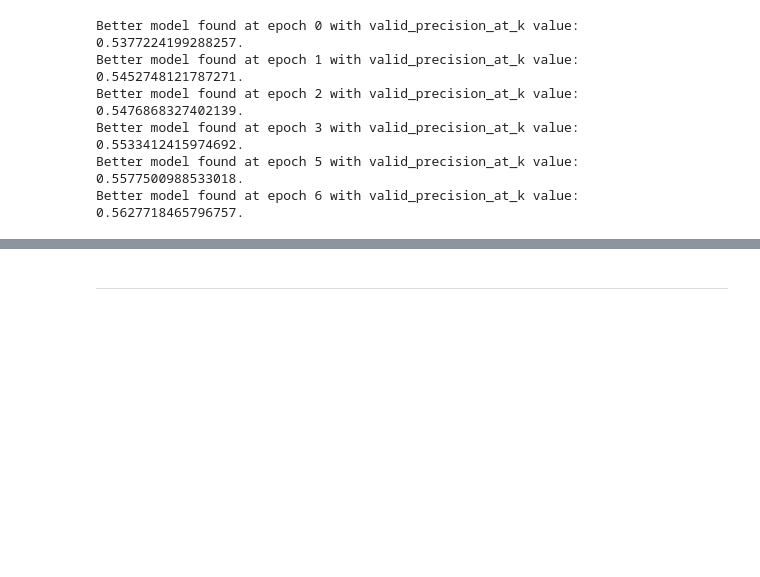
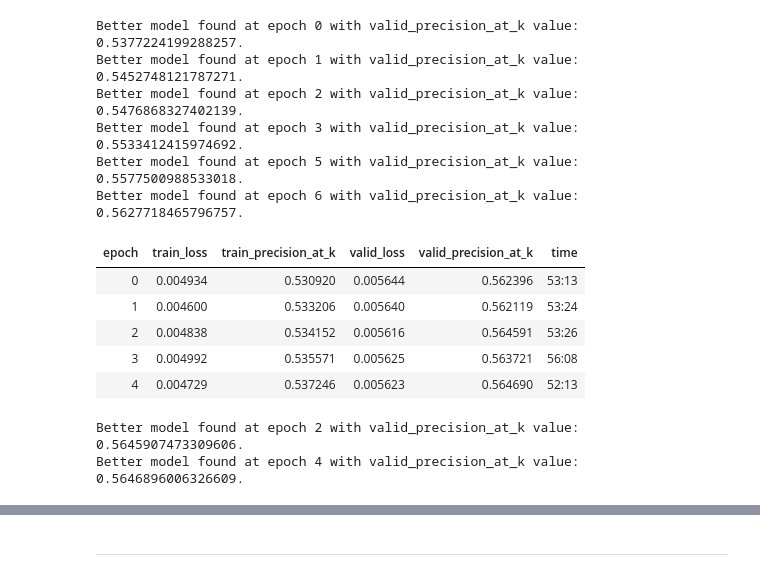
Before and after one commit to debjyotiSRoy/xcube, a Jupyter notebook: nbs/18_tutorial.train_mimic3.ipynb, the cells around one changed output, grey strips where cells are left out. Saved outputs shown, nothing was run; the diff lists cells and outputs as text; code cells hidden in the pictures; blank space fills up the shorter version.

```diff
--- a/nbs/18_tutorial.train_mimic3.ipynb
+++ b/nbs/18_tutorial.train_mimic3.ipynb
@@ -717,12 +717,12 @@ Todo(Deb): Implement TTA
 - make `max_len=None` during validation
 - magnify important tokens
 # %%
-learn = xmltext_classifier_learner(dls_clas, AWD_LSTM, drop_mult=0.1, max_len=None, #72*40,
+learn = xmltext_classifier_learner(dls_clas, AWD_LSTM, drop_mult=0.1, max_len=72*40,
                                    metrics=partial(precision_at_k, k=15), path=tmp, cbs=cbs,
                                    pretrained=False,
                                    splitter=None,
                                    running_decoder=True).to_fp16()
-learn_r = xmltext_classifier_learner(dls_clas_r, AWD_LSTM, drop_mult=0.1, max_len=None, #72*40,
+learn_r = xmltext_classifier_learner(dls_clas_r, AWD_LSTM, drop_mult=0.1, max_len=72*40,
                                      metrics=partial(precision_at_k, k=15), path=tmp, cbs=cbs_r,
                                      pretrained=False,
                                      splitter=None,
@@ -1429,6 +1382,17 @@ Better model found at epoch 2 with valid_precision_at_k value: 0.547686832740213
 Better model found at epoch 3 with valid_precision_at_k value: 0.5533412415974692.
 Better model found at epoch 5 with valid_precision_at_k value: 0.5577500988533018.
 Better model found at epoch 6 with valid_precision_at_k value: 0.5627718465796757.
+# %%
+learn_r.fit(5, lr=1e-2)
+# %% [output]
+| epoch | train_loss | train_precision_at_k | valid_loss | valid_precision_at_k | time |
+| 0 | 0.004934 | 0.530920 | 0.005644 | 0.562396 | 53:13 |
+| 1 | 0.004600 | 0.533206 | 0.005640 | 0.562119 | 53:24 |
+| 2 | 0.004838 | 0.534152 | 0.005616 | 0.564591 | 53:26 |
+| 3 | 0.004992 | 0.535571 | 0.005625 | 0.563721 | 56:08 |
+| 4 | 0.004729 | 0.537246 | 0.005623 | 0.564690 | 52:13 |
+Better model found at epoch 2 with valid_precision_at_k value: 0.5645907473309606.
+Better model found at epoch 4 with valid_precision_at_k value: 0.5646896006326609.
 # %%
 learn_r.freeze_to(-3)
 # %%
```
Also changed, not shown: parts of 65 cells of this notebook, 3 other files.
